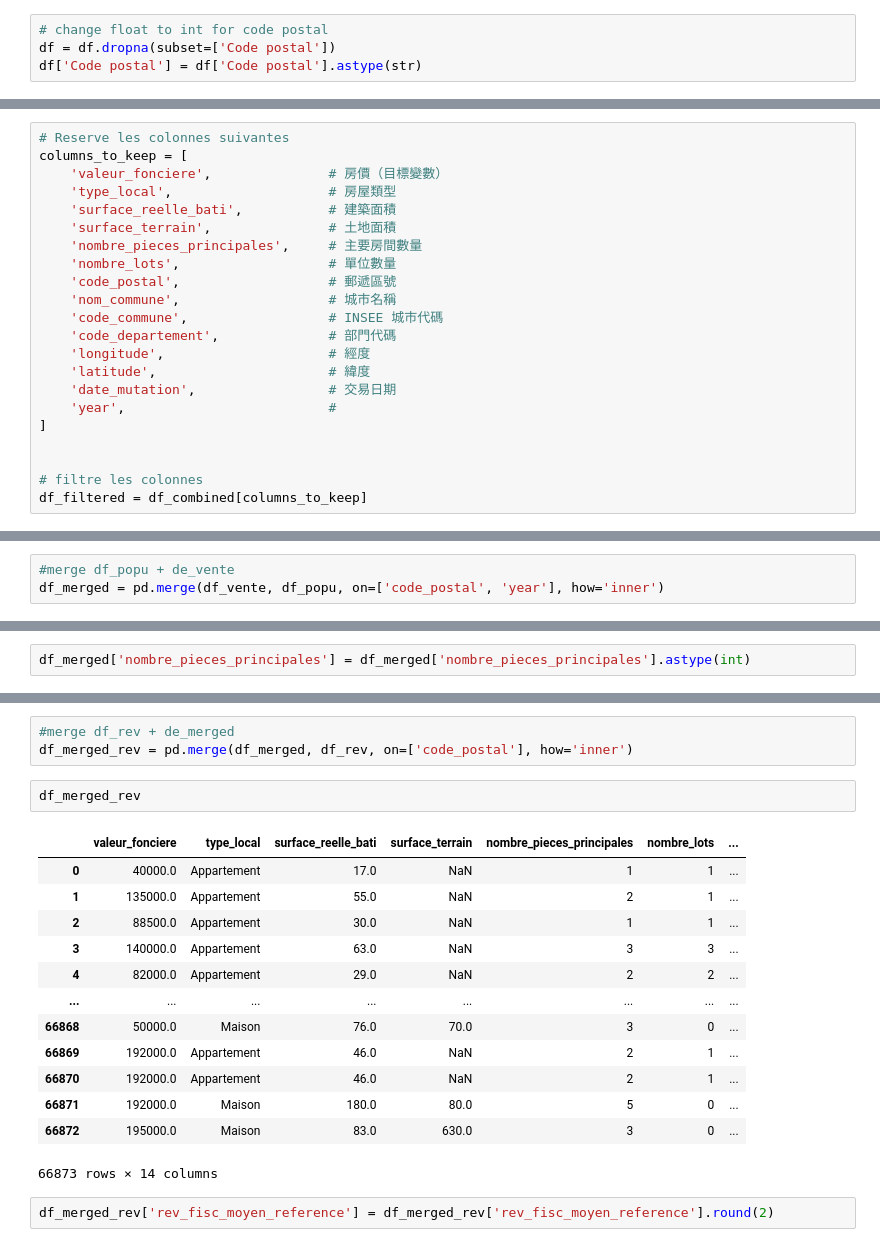
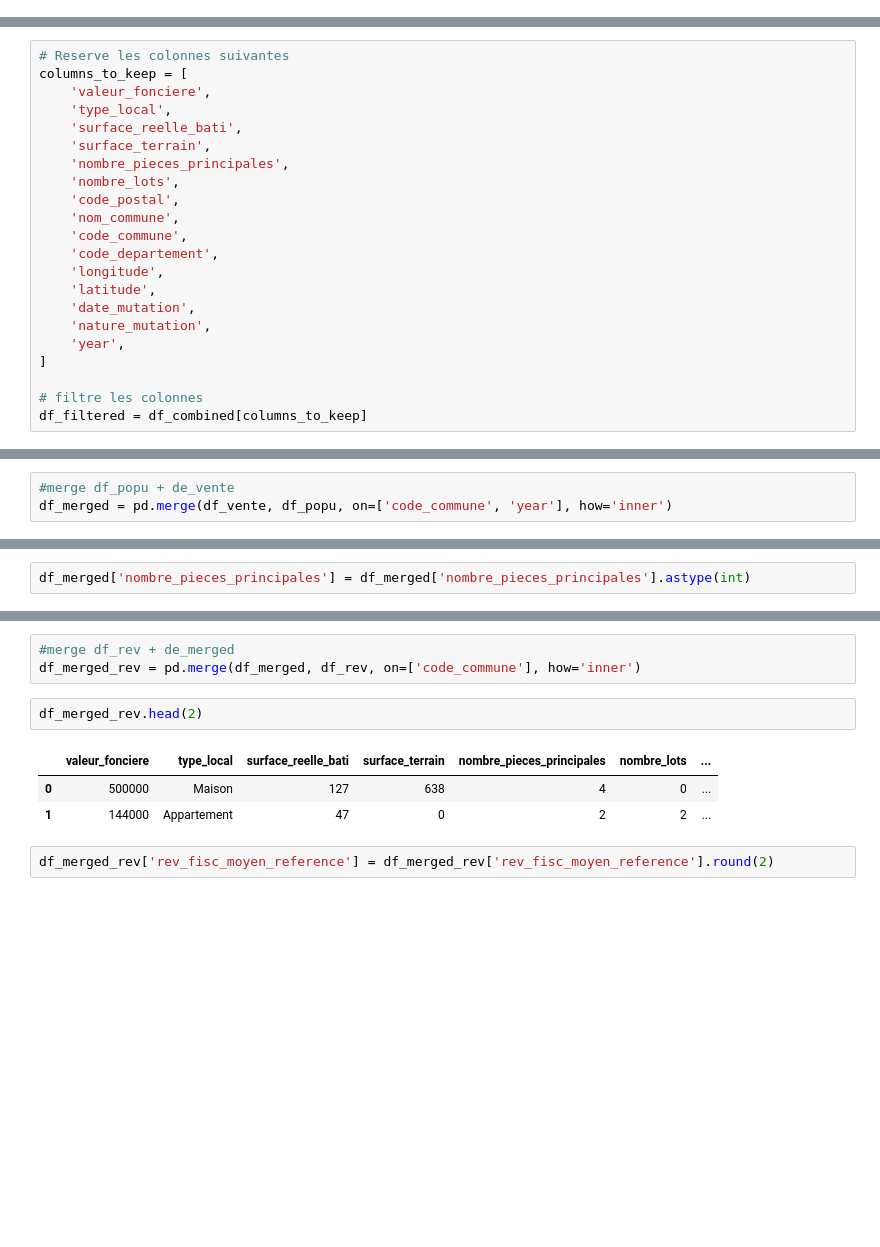
Before and after one commit to YuTingdata/projet-immo, a Jupyter notebook: nettoyage_complet.ipynb, the cells around one changed output, grey strips where cells are left out. Cells and saved outputs as stored; diff of their text form; blank space fills up the shorter version.

```diff
--- a/nettoyage_complet.ipynb
+++ b/nettoyage_complet.ipynb
@@ -47,4 +6,0 @@ dtype: object
-# %%
-# change float to int for code postal
-df = df.dropna(subset=['Code postal'])
-df['Code postal'] = df['Code postal'].astype(str)
@@ -184,22 +88,22 @@ Index(['id_mutation', 'date_mutation', 'numero_disposition', 'nature_mutation',
 # %%
 # Reserve les colonnes suivantes
 columns_to_keep = [
-    'valeur_fonciere',               # 房價（目標變數）
-    'type_local',                    # 房屋類型
-    'surface_reelle_bati',           # 建築面積
-    'surface_terrain',               # 土地面積
-    'nombre_pieces_principales',     # 主要房間數量
-    'nombre_lots',                   # 單位數量
-    'code_postal',                   # 郵遞區號
-    'nom_commune',                   # 城市名稱
-    'code_commune',                  # INSEE 城市代碼
-    'code_departement',              # 部門代碼
-    'longitude',                     # 經度
-    'latitude',                      # 緯度
-    'date_mutation',                 # 交易日期
-    'year',                          #
+    'valeur_fonciere',
+    'type_local',
+    'surface_reelle_bati',
+    'surface_terrain',
+    'nombre_pieces_principales',
+    'nombre_lots',
+    'code_postal',
+    'nom_commune',
+    'code_commune',
+    'code_departement',
+    'longitude',
+    'latitude',
+    'date_mutation',
+    'nature_mutation',
+    'year',
 ]
-
 
 # filtre les colonnes
 df_filtered = df_combined[columns_to_keep]
@@ -376,7 +258,7 @@ See the caveats in the documentation: https://pandas.pydata.org/pandas-docs/stab
   df_vente['code_postal'] = df_vente['code_postal'].astype(int)
 # %%
 #merge df_popu + de_vente
-df_merged = pd.merge(df_vente, df_popu, on=['code_postal', 'year'], how='inner')
+df_merged = pd.merge(df_vente, df_popu, on=['code_commune', 'year'], how='inner')
 # %%
 df_merged = df_merged.drop(columns=['code_departement', 'nature_mutation'])
 # %%
@@ -411,23 +283,13 @@ df_rev.head()
 | 4 | 34011 | 22.605179 |
 # %%
 #merge df_rev + de_merged
-df_merged_rev = pd.merge(df_merged, df_rev, on=['code_postal'], how='inner')
+df_merged_rev = pd.merge(df_merged, df_rev, on=['code_commune'], how='inner')
 # %%
-df_merged_rev
+df_merged_rev.head(2)
 # %% [output]
 |  | valeur_fonciere | type_local | surface_reelle_bati | surface_terrain | nombre_pieces_principales | nombre_lots | ... |
-| 0 | 40000.0 | Appartement | 17.0 | NaN | 1 | 1 | ... |
-| 1 | 135000.0 | Appartement | 55.0 | NaN | 2 | 1 | ... |
-| 2 | 88500.0 | Appartement | 30.0 | NaN | 1 | 1 | ... |
-| 3 | 140000.0 | Appartement | 63.0 | NaN | 3 | 3 | ... |
-| 4 | 82000.0 | Appartement | 29.0 | NaN | 2 | 2 | ... |
-| ... | ... | ... | ... | ... | ... | ... | ... |
-| 66868 | 50000.0 | Maison | 76.0 | 70.0 | 3 | 0 | ... |
-| 66869 | 192000.0 | Appartement | 46.0 | NaN | 2 | 1 | ... |
-| 66870 | 192000.0 | Appartement | 46.0 | NaN | 2 | 1 | ... |
-| 66871 | 192000.0 | Maison | 180.0 | 80.0 | 5 | 0 | ... |
-| 66872 | 195000.0 | Maison | 83.0 | 630.0 | 3 | 0 | ... |
+| 0 | 500000 | Maison | 127 | 638 | 4 | 0 | ... |
+| 1 | 144000 | Appartement | 47 | 0 | 2 | 2 | ... |
-66873 rows × 14 columns
 # %%
 df_merged_rev['rev_fisc_moyen_reference'] = df_merged_rev['rev_fisc_moyen_reference'].round(2)
 # %%
```
Also changed, not shown: parts of 45 cells of this notebook, 3 other files.
